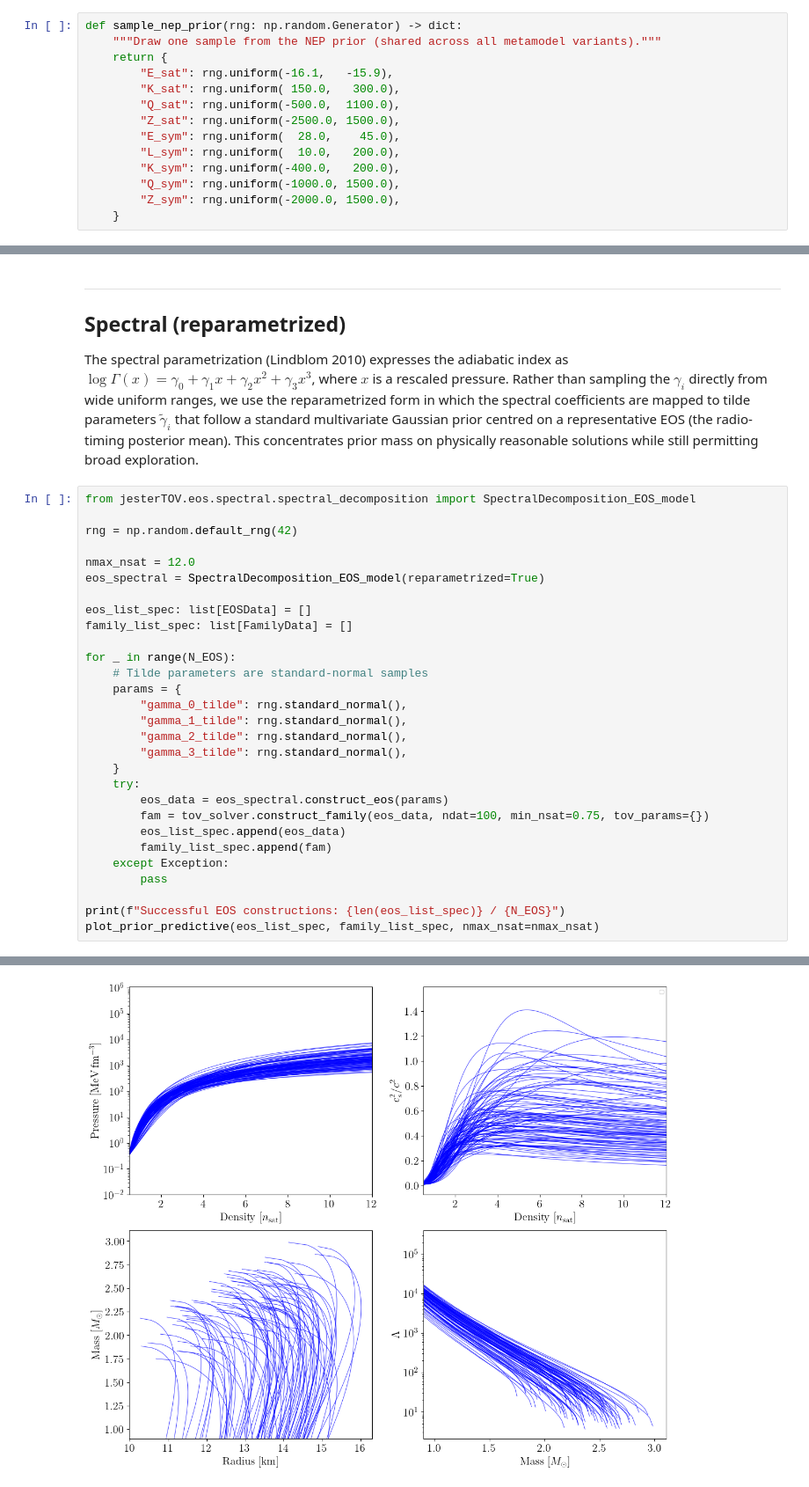
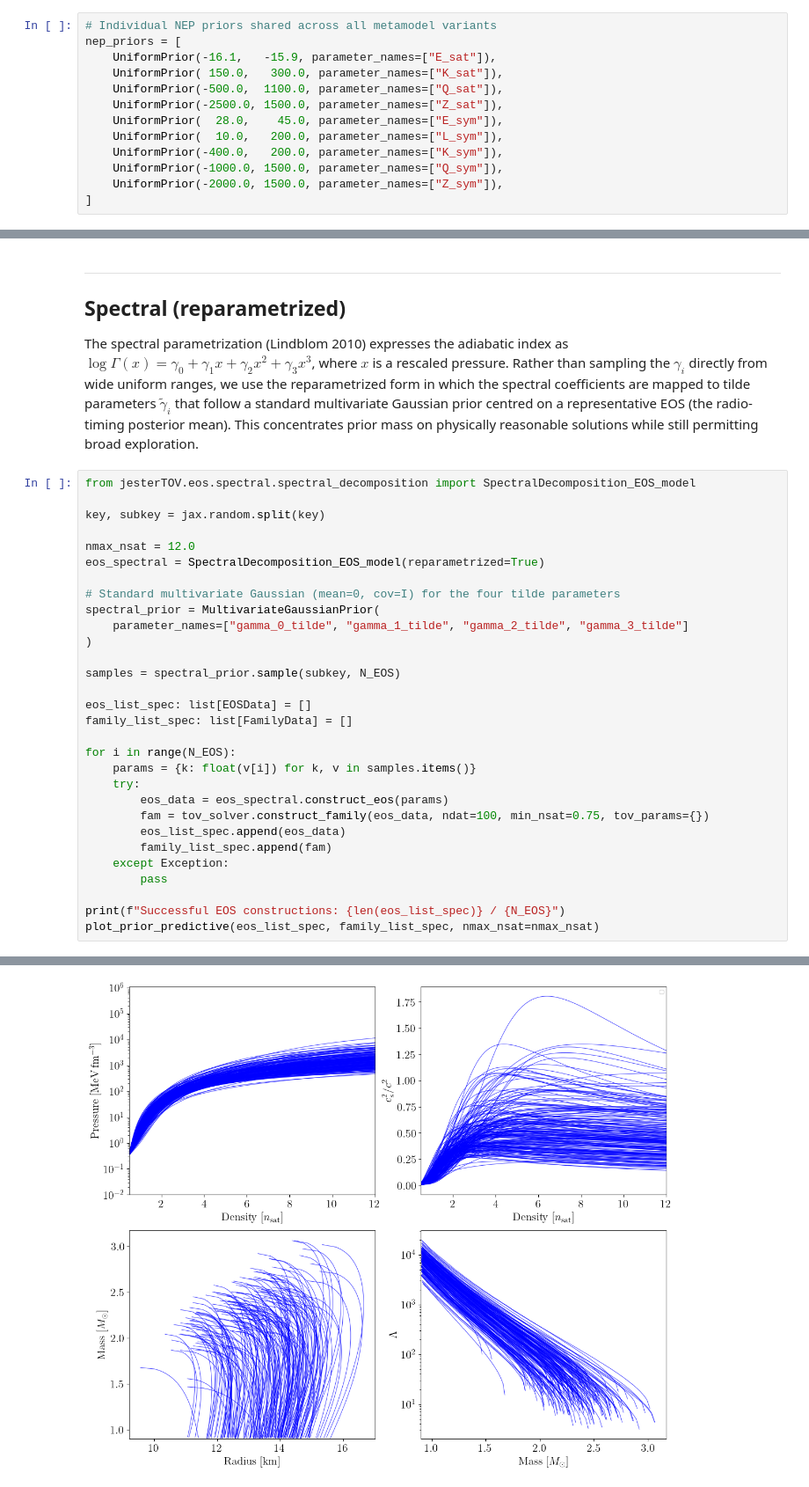
Before and after one commit to diodaberjalan/jester, a Jupyter notebook: docs/examples/eos_tov/prior_predictive.ipynb, the cells around one changed output, grey strips where cells are left out. Shown at 88% size. Saved outputs shown, nothing was run; the diff lists cells and outputs as text.

```diff
--- a/docs/examples/eos_tov/prior_predictive.ipynb
+++ b/docs/examples/eos_tov/prior_predictive.ipynb
@@ -103,19 +111,18 @@ def plot_prior_predictive(
     plt.show()
     plt.close()
 # %%
-def sample_nep_prior(rng: np.random.Generator) -> dict:
-    """Draw one sample from the NEP prior (shared across all metamodel variants)."""
-    return {
-        "E_sat": rng.uniform(-16.1,   -15.9),
-        "K_sat": rng.uniform( 150.0,   300.0),
-        "Q_sat": rng.uniform(-500.0,  1100.0),
-        "Z_sat": rng.uniform(-2500.0, 1500.0),
-        "E_sym": rng.uniform(  28.0,    45.0),
-        "L_sym": rng.uniform(  10.0,   200.0),
-        "K_sym": rng.uniform(-400.0,   200.0),
-        "Q_sym": rng.uniform(-1000.0, 1500.0),
-        "Z_sym": rng.uniform(-2000.0, 1500.0),
-    }
+# Individual NEP priors shared across all metamodel variants
+nep_priors = [
+    UniformPrior(-16.1,   -15.9, parameter_names=["E_sat"]),
+    UniformPrior( 150.0,   300.0, parameter_names=["K_sat"]),
+    UniformPrior(-500.0,  1100.0, parameter_names=["Q_sat"]),
+    UniformPrior(-2500.0, 1500.0, parameter_names=["Z_sat"]),
+    UniformPrior(  28.0,    45.0, parameter_names=["E_sym"]),
+    UniformPrior(  10.0,   200.0, parameter_names=["L_sym"]),
+    UniformPrior(-400.0,   200.0, parameter_names=["K_sym"]),
+    UniformPrior(-1000.0, 1500.0, parameter_names=["Q_sym"]),
+    UniformPrior(-2000.0, 1500.0, parameter_names=["Z_sym"]),
+]
 # %% [markdown]
 ---
 
@@ -201,22 +228,23 @@ The spectral parametrization (Lindblom 2010) expresses the adiabatic index as $\
 # %%
 from jesterTOV.eos.spectral.spectral_decomposition import SpectralDecomposition_EOS_model
 
-rng = np.random.default_rng(42)
+key, subkey = jax.random.split(key)
 
 nmax_nsat = 12.0
 eos_spectral = SpectralDecomposition_EOS_model(reparametrized=True)
 
+# Standard multivariate Gaussian (mean=0, cov=I) for the four tilde parameters
+spectral_prior = MultivariateGaussianPrior(
+    parameter_names=["gamma_0_tilde", "gamma_1_tilde", "gamma_2_tilde", "gamma_3_tilde"]
+)
+
+samples = spectral_prior.sample(subkey, N_EOS)
+
 eos_list_spec: list[EOSData] = []
 family_list_spec: list[FamilyData] = []
 
-for _ in range(N_EOS):
-    # Tilde parameters are standard-normal samples
-    params = {
-        "gamma_0_tilde": rng.standard_normal(),
-        "gamma_1_tilde": rng.standard_normal(),
-        "gamma_2_tilde": rng.standard_normal(),
-        "gamma_3_tilde": rng.standard_normal(),
-    }
+for i in range(N_EOS):
+    params = {k: float(v[i]) for k, v in samples.items()}
     try:
         eos_data = eos_spectral.construct_eos(params)
         fam = tov_solver.construct_family(eos_data, ndat=100, min_nsat=0.75, tov_params={})
@@ -233 +261 @@ Successful EOS constructions: 100 / 100
-[figure, old version]
+[figure, new version]
```
Also changed, not shown: parts of 7 cells of this notebook, 1 other file.
